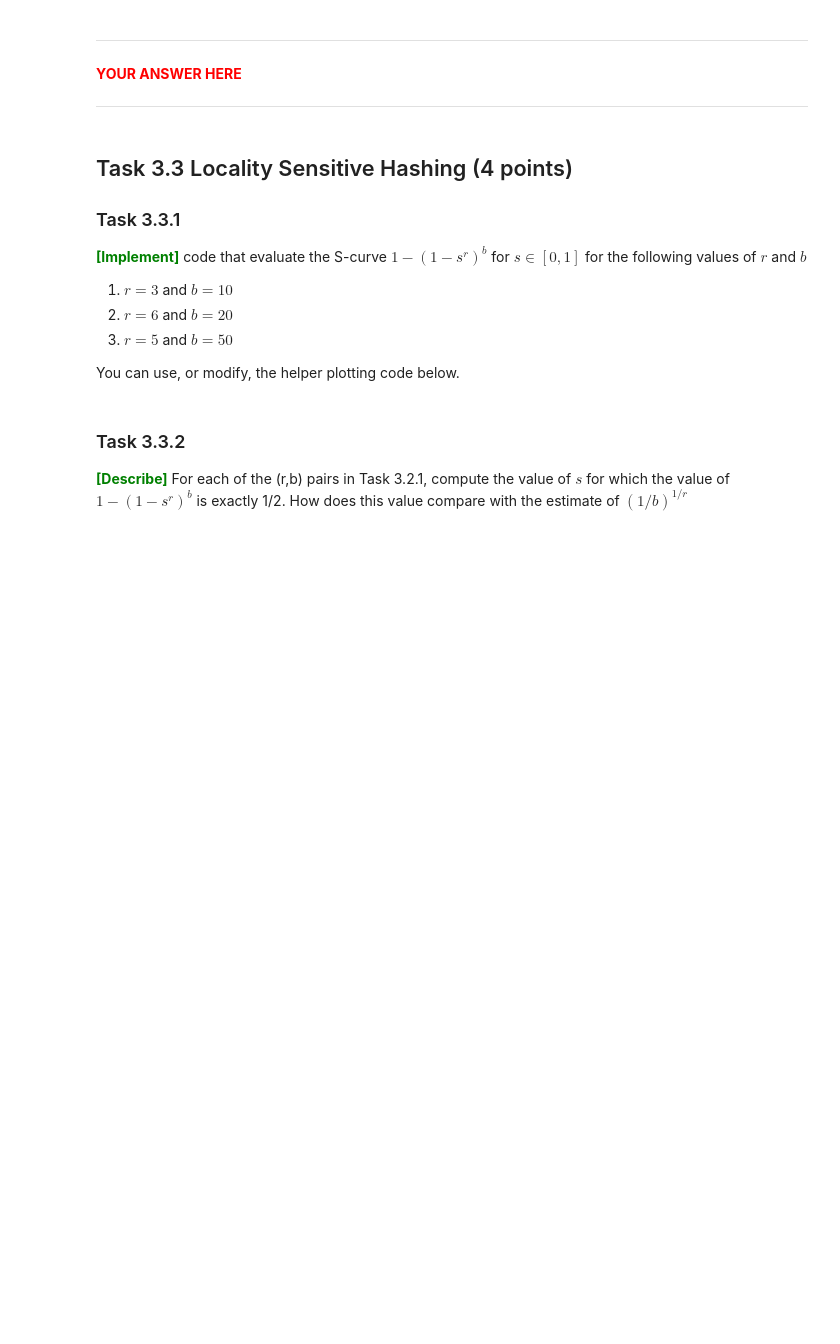
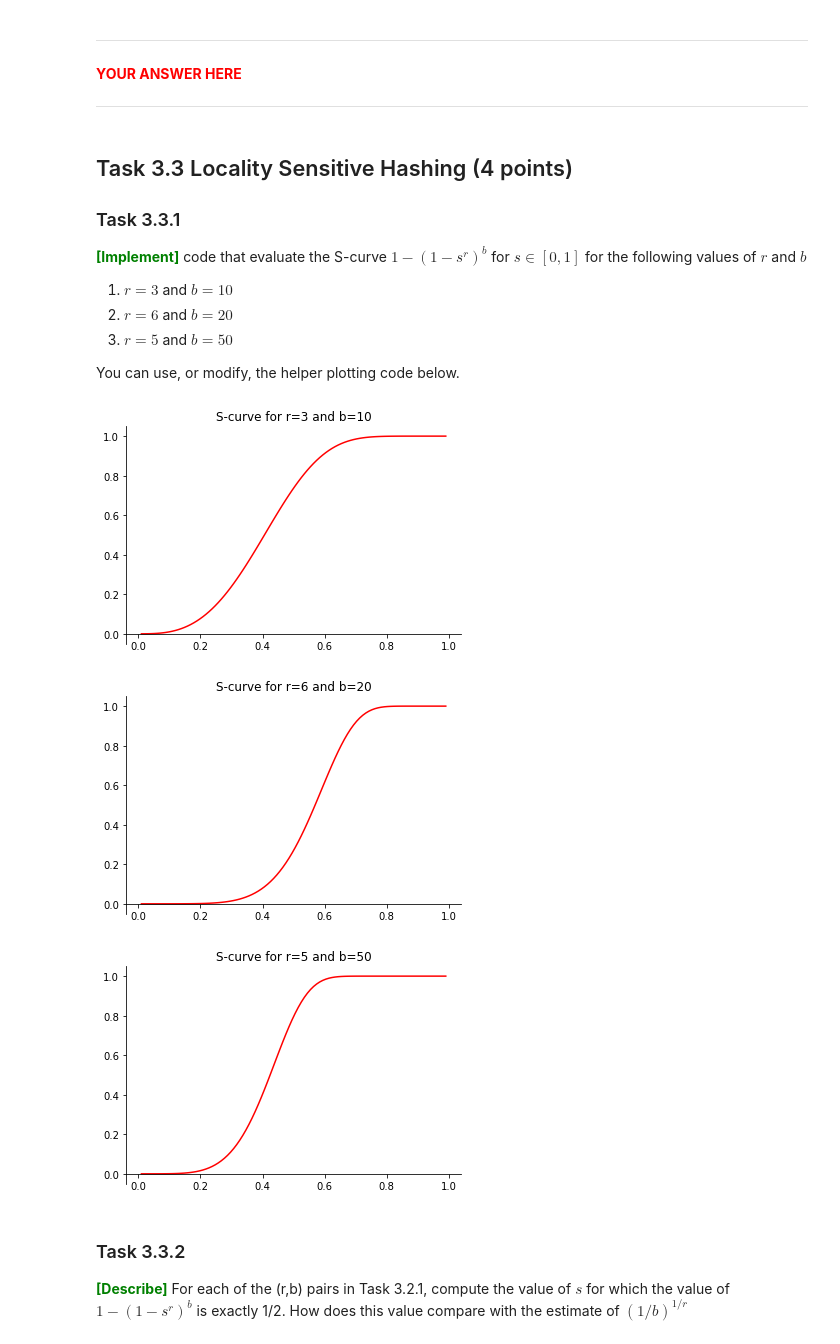
Before and after one commit to BjarkiKassOlsen/DM-Hand-In, a Jupyter notebook: handins/handin3.ipynb, the cells around one changed output. Saved outputs shown, nothing was run; the diff lists cells and outputs as text; code cells hidden in the pictures; blank space fills up the shorter version.

```diff
--- a/handins/handin3.ipynb
+++ b/handins/handin3.ipynb
@@ -1084,28 +1196,45 @@ Suppose we have two hash functions (permutations) as <br> $h_1(x) = (x + 1) mod
 You can use, or modify, the helper plotting code below.
 # %%
 ### YOUR CODE HERE
+
+def s_curve(r, b):
+    def curve(s):
+        return 1 - (1 - s**r)**b
+    return np.vectorize(curve)
 
 ### YOUR CODE HERE
 
 x = np.linspace(0.01,0.99,100)
-y = s_curve(5,50)(x)
 
-def plot_function(x,y):
+# Calculate the S-curve for each pair of (r, b) values
+y1 = s_curve(3, 10)(x)
+y2 = s_curve(6, 20)(x)
+y3 = s_curve(5, 50)(x)
+
+def plot_function(x, y, title):
     fig = plt.figure()
     ax = fig.add_subplot(1, 1, 1)
     ax.spines['bottom'].set_position('zero')
     ax.spines['right'].set_color('none')
     ax.spines['top'].set_color('none')
     ax.xaxis.set_ticks_position('bottom')
     ax.yaxis.set_ticks_position('left')
 
     # plot the function
-    plt.plot(x,y, 'r')
+    plt.plot(x, y, 'r')
+    plt.title(title)
 
     # show the plot
     plt.show()
 
-plot_function(x,y)
+# Plot the S-curves for each pair of (r, b) values
+plot_function(x, y1, "S-curve for r=3 and b=10")
+plot_function(x, y2, "S-curve for r=6 and b=20")
+plot_function(x, y3, "S-curve for r=5 and b=50")
+# %% [output]
+[figure, added]
+[figure, added]
+[figure, added]
 # %% [markdown]
 ### Task 3.3.2
 
```
Also changed, not shown: parts of 10 cells of this notebook, 2 other files.
